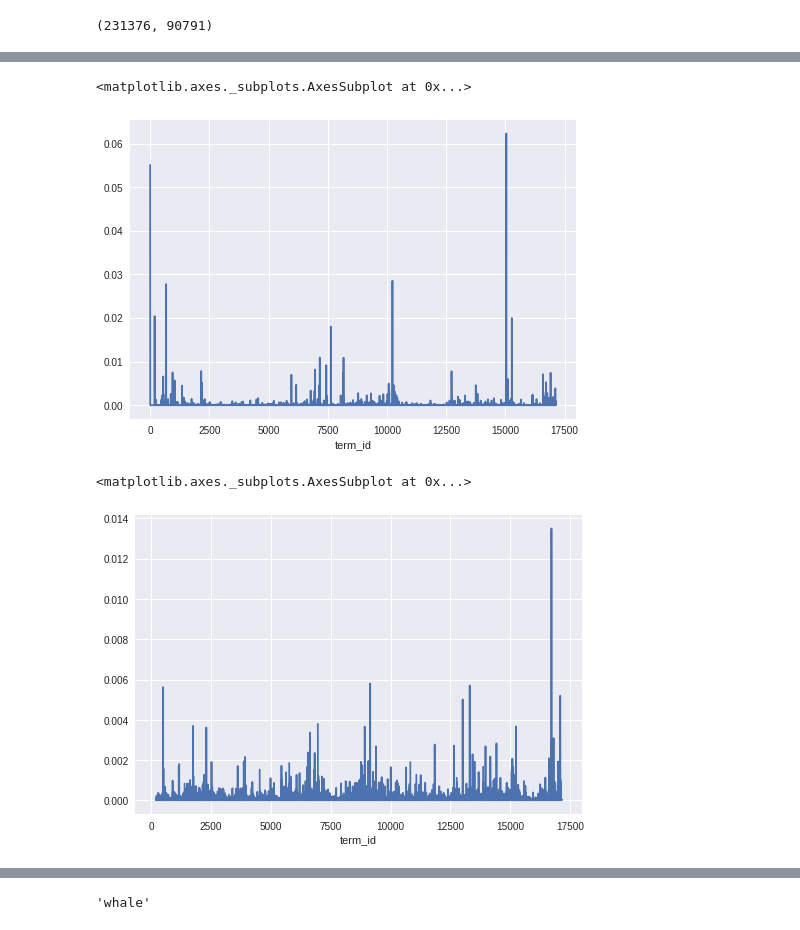
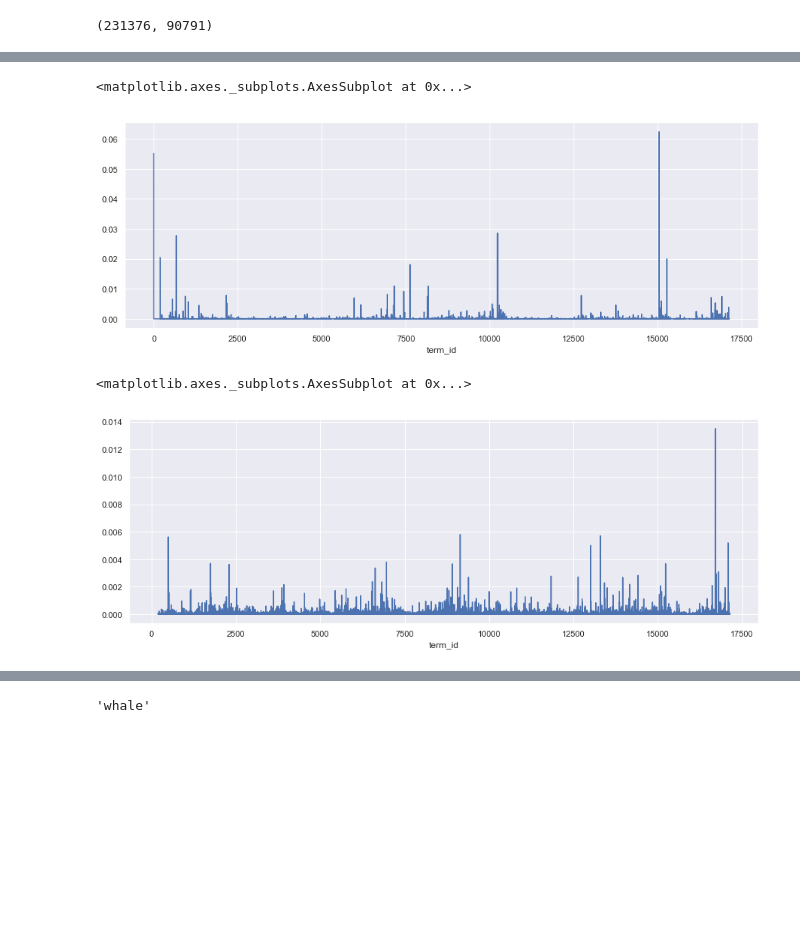
Before and after one commit to ontoligent-design/DS5559, a Jupyter notebook: first_foray.ipynb, the cells around one changed output, grey strips where cells are left out. Cells and saved outputs as stored; diff of their text form; code cells hidden in the pictures; blank space fills up the shorter version.

```diff
--- a/first_foray.ipynb
+++ b/first_foray.ipynb
@@ -8,3 +10,6 @@
+# %%
+WIDE = (15,5)
+THIN = (5,15)
 # %% [markdown]
 # Imports
 # %%
@@ -306,13 +311,13 @@ moby_vocab.sample(10)
 # %%
-moby_vocab.freq.plot()
+moby_vocab.freq.plot(figsize=WIDE)
 # %% [output]
 <matplotlib.axes._subplots.AxesSubplot at 0x...>
-[figure, old version]
+[figure, new version]
 # %%
-moby_vocab.adj_freq.plot()
+moby_vocab.adj_freq.plot(figsize=WIDE)
 # %% [output]
 <matplotlib.axes._subplots.AxesSubplot at 0x...>
-[figure, old version]
+[figure, new version]
 # %%
 moby_vocab.plot(kind='scatter', x='freq', y='adj_freq')
 # %% [output]
```
Also changed, not shown: parts of 28 cells of this notebook, 12 other files.
